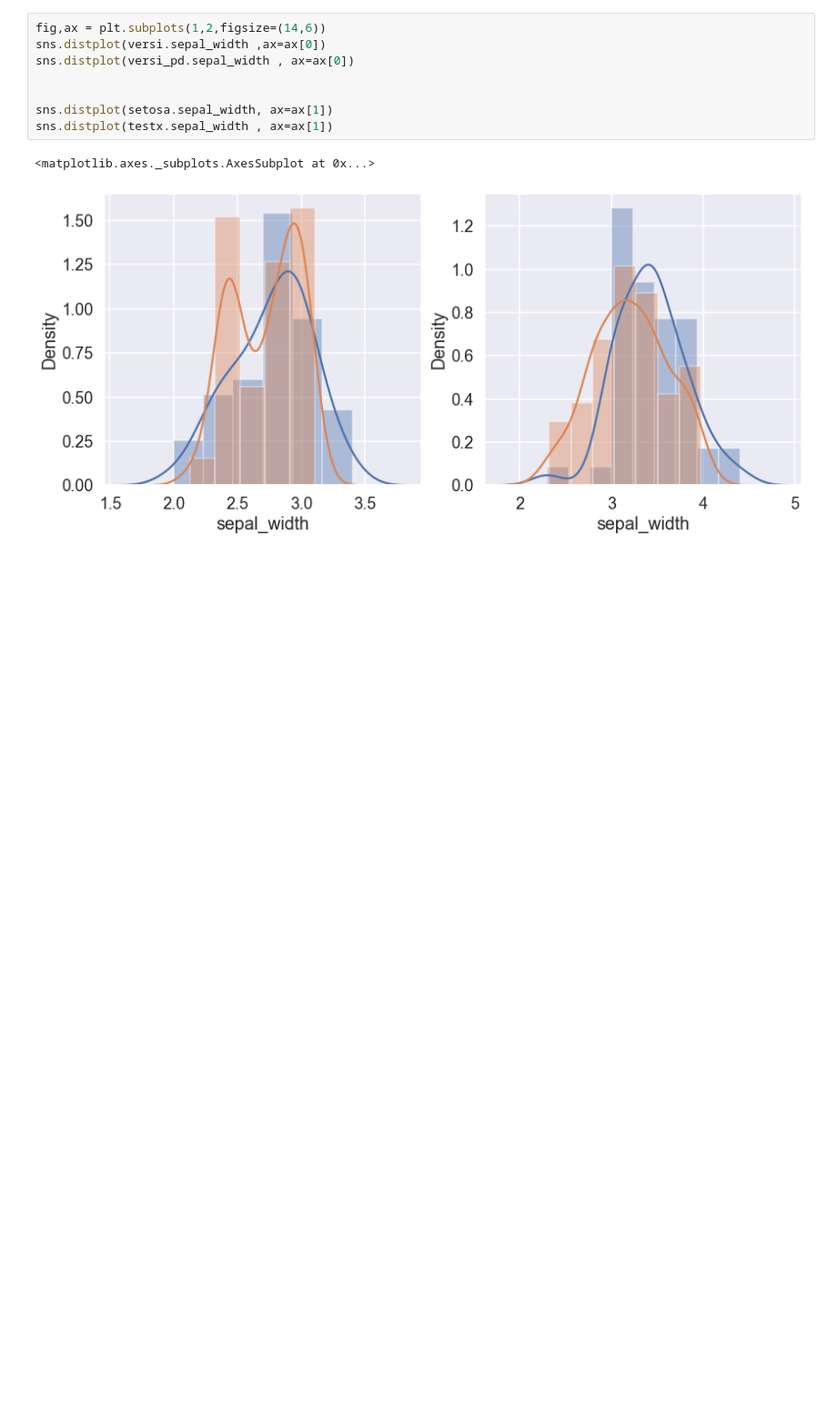
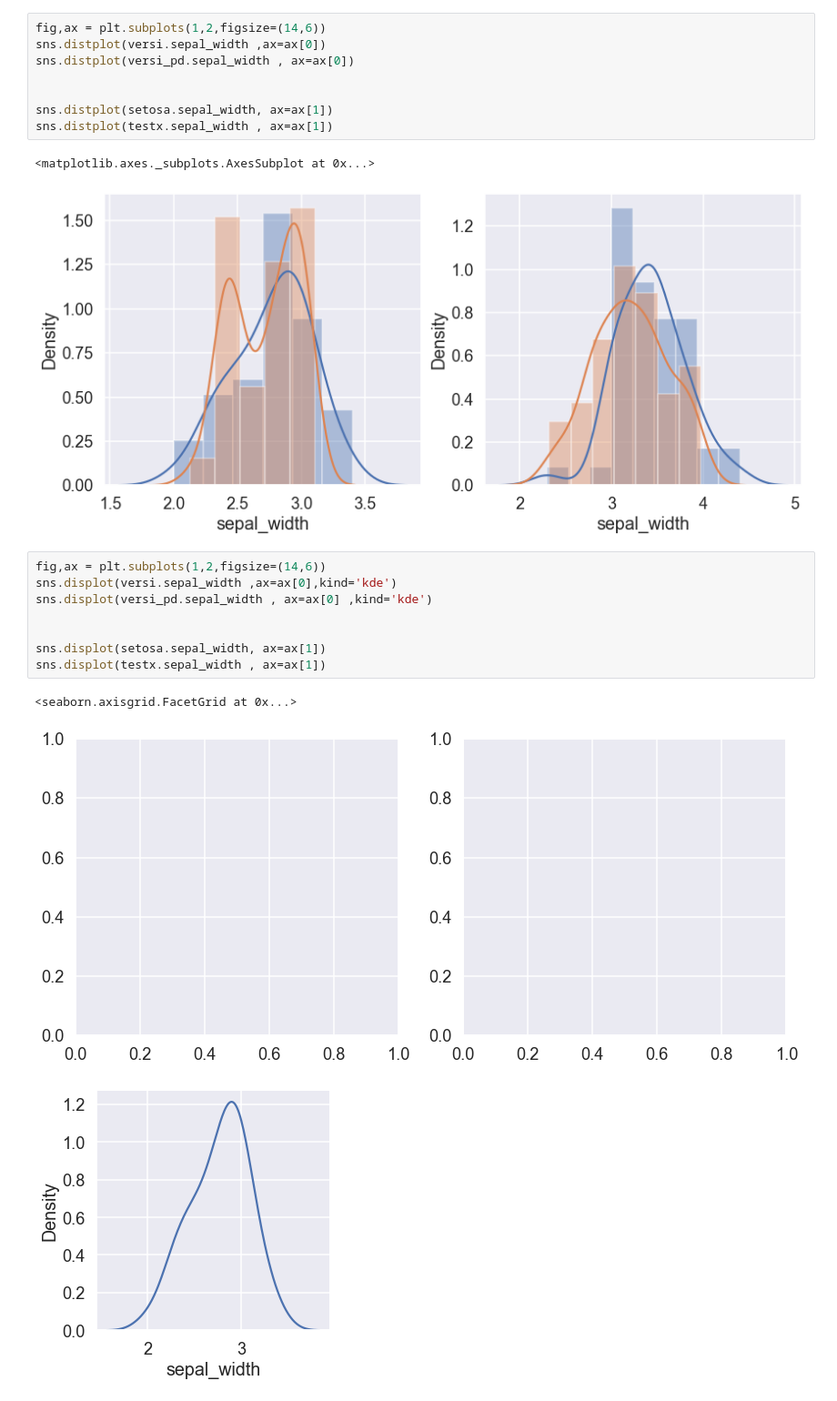
Before and after one commit to SuminBae97/Visualization, a Jupyter notebook: Iris_data_visualization.ipynb, the cells around one changed output. Shown at 91% size. Drawn from its saved outputs; the diff is of its cells as text; blank space fills up the shorter version.

```diff
--- a/Iris_data_visualization.ipynb
+++ b/Iris_data_visualization.ipynb
@@ -193,3 +193,15 @@ sns.distplot(testx.sepal_width , ax=ax[1])
 # %% [output]
 <matplotlib.axes._subplots.AxesSubplot at 0x...>
 [figure]
+# %%
+fig,ax = plt.subplots(1,2,figsize=(14,6))
+sns.displot(versi.sepal_width ,ax=ax[0],kind='kde')
+sns.displot(versi_pd.sepal_width , ax=ax[0] ,kind='kde')
+
+
+sns.displot(setosa.sepal_width, ax=ax[1])
+sns.displot(testx.sepal_width , ax=ax[1])
+# %% [output]
+<seaborn.axisgrid.FacetGrid at 0x...>
+[figure, added]
+[figure, added]
```
Also changed, not shown: parts of 1 cell of this notebook.
